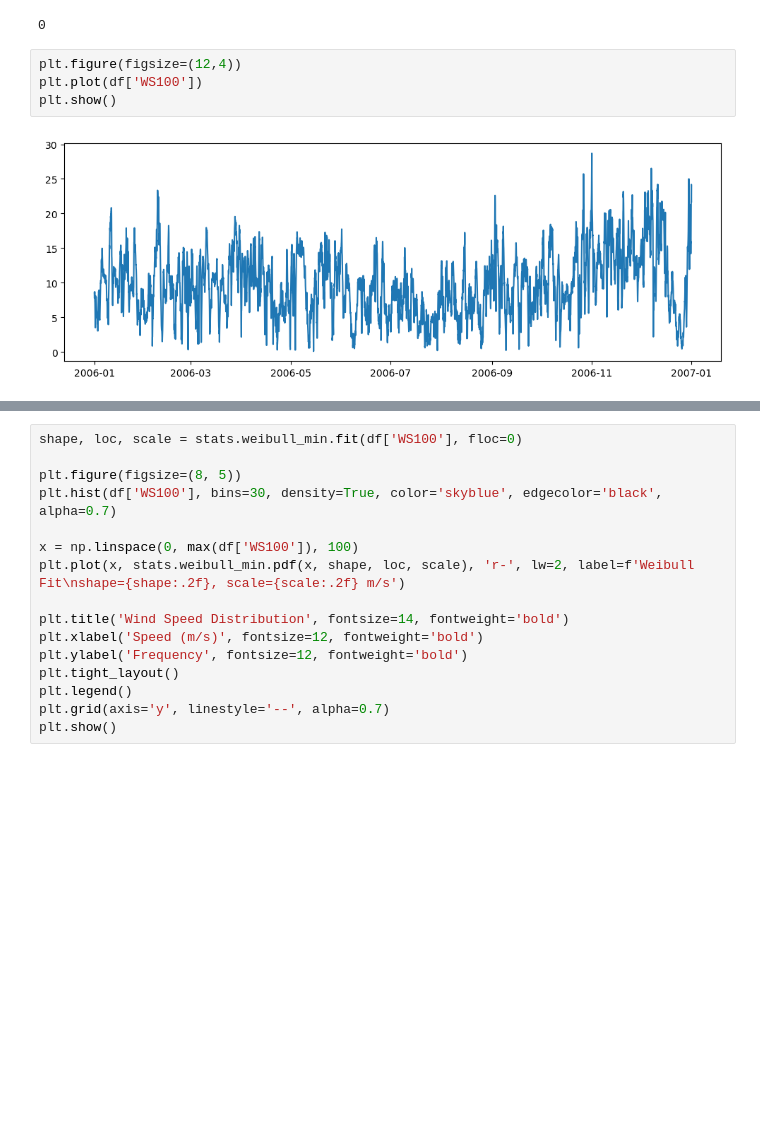
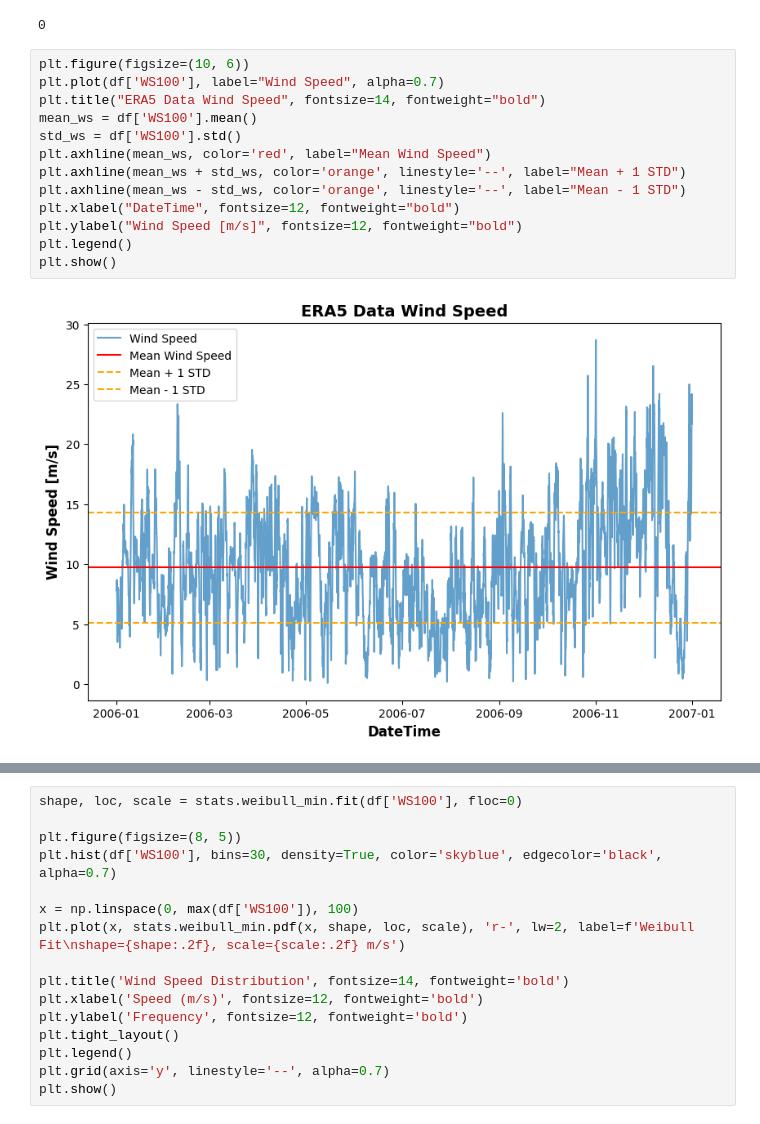
Before and after one commit to Merveille94/foxes-wind-farm-analysis, a Jupyter notebook: task123.ipynb, the cells around one changed output, grey strips where cells are left out. Saved outputs shown, nothing was run; the diff lists cells and outputs as text; blank space fills up the shorter version.

```diff
--- a/task123.ipynb
+++ b/task123.ipynb
@@ -45,9 +45,18 @@ print(len(df) - (365*24))
 print(np.sum(df.index.duplicated()))
 # %% [output]
 0
-# %%
-plt.figure(figsize=(12,4))
-plt.plot(df['WS100'])
-plt.show()
-# %% [output]
-[figure, removed]
+# %%
+plt.figure(figsize=(10, 6))
+plt.plot(df['WS100'], label="Wind Speed", alpha=0.7)
+plt.title("ERA5 Data Wind Speed", fontsize=14, fontweight="bold")
+mean_ws = df['WS100'].mean()
+std_ws = df['WS100'].std()
+plt.axhline(mean_ws, color='red', label="Mean Wind Speed")
+plt.axhline(mean_ws + std_ws, color='orange', linestyle='--', label="Mean + 1 STD")
+plt.axhline(mean_ws - std_ws, color='orange', linestyle='--', label="Mean - 1 STD")
+plt.xlabel("DateTime", fontsize=12, fontweight="bold")
+plt.ylabel("Wind Speed [m/s]", fontsize=12, fontweight="bold")
+plt.legend()
+plt.show()
+# %% [output]
+[figure, added]
```
Also changed, not shown: parts of 10 cells of this notebook.
